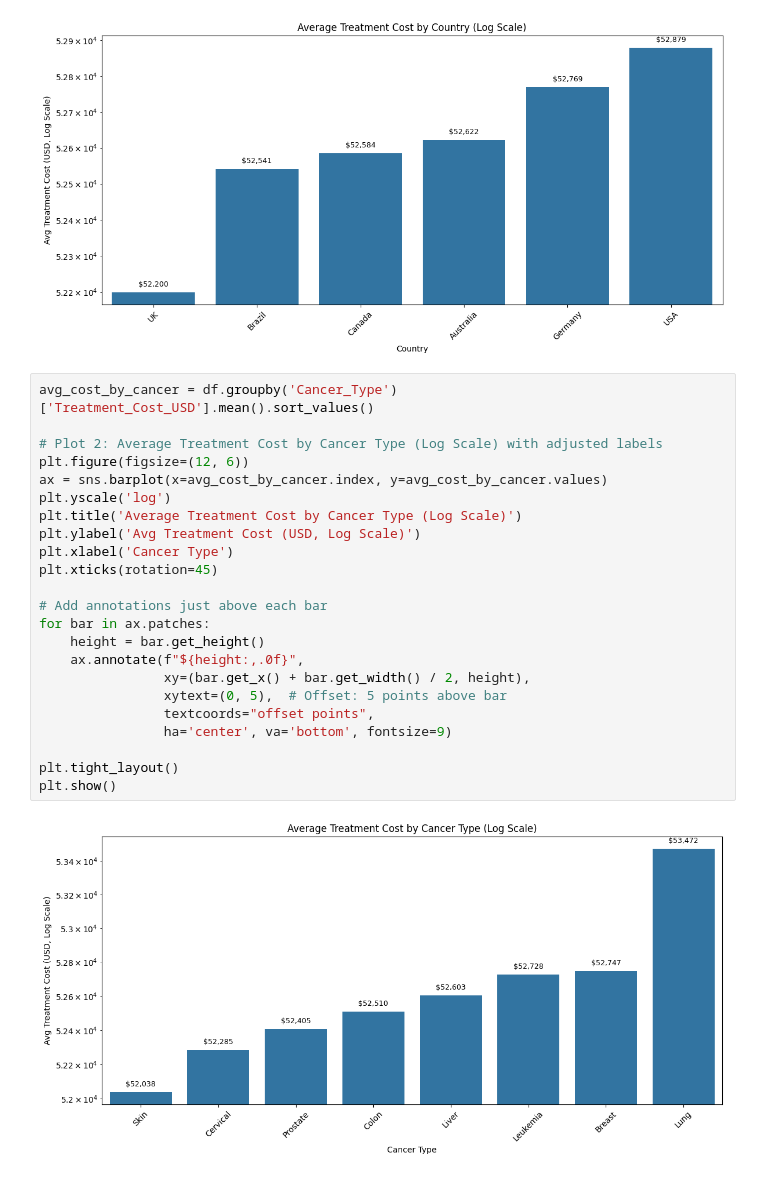
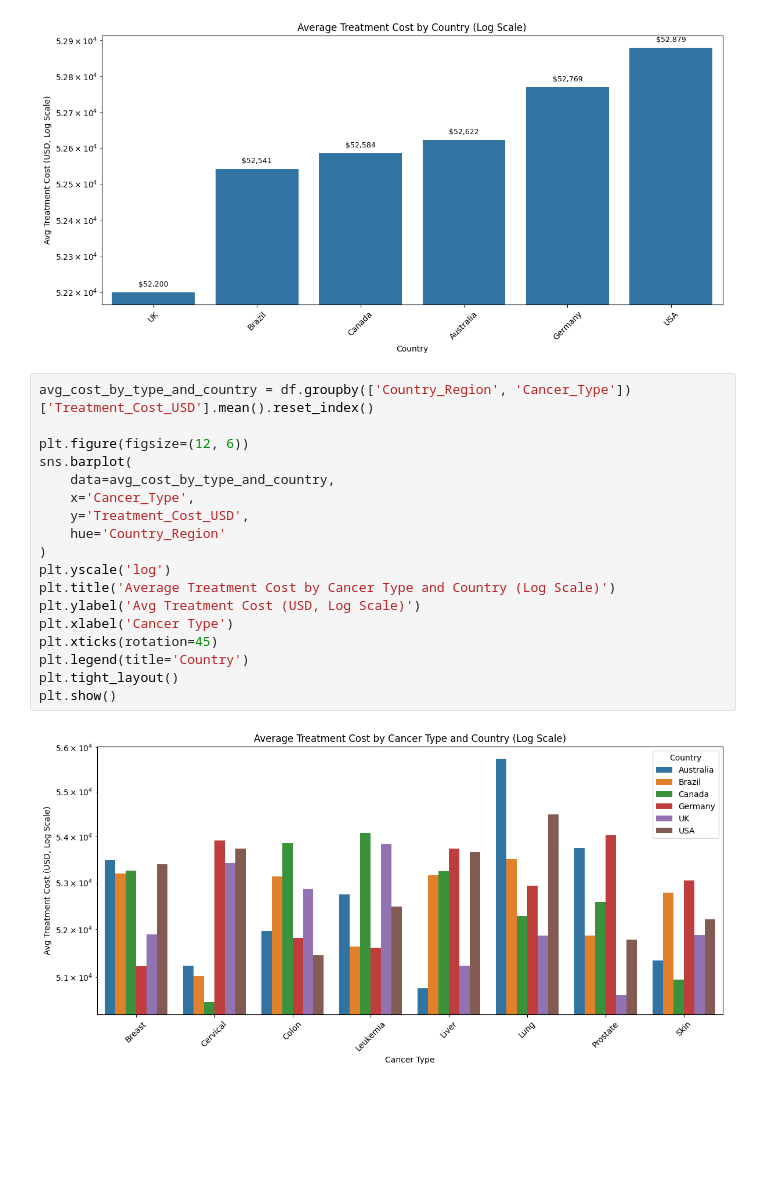
Before and after one commit to danimulller/projeto-final-ml, a Jupyter notebook: notebooks/03_exploratory_analysis.ipynb, the cells around one changed output. Cells and saved outputs as stored; diff of their text form; blank space fills up the shorter version.

```diff
--- a/notebooks/03_exploratory_analysis.ipynb
+++ b/notebooks/03_exploratory_analysis.ipynb
@@ -44,27 +86,22 @@ plt.show()
 # %% [output]
 [figure]
 # %%
-avg_cost_by_cancer = df.groupby('Cancer_Type')['Treatment_Cost_USD'].mean().sort_values()
+avg_cost_by_type_and_country = df.groupby(['Country_Region', 'Cancer_Type'])['Treatment_Cost_USD'].mean().reset_index()
 
-# Plot 2: Average Treatment Cost by Cancer Type (Log Scale) with adjusted labels
 plt.figure(figsize=(12, 6))
-ax = sns.barplot(x=avg_cost_by_cancer.index, y=avg_cost_by_cancer.values)
+sns.barplot(
+    data=avg_cost_by_type_and_country,
+    x='Cancer_Type',
+    y='Treatment_Cost_USD',
+    hue='Country_Region'
+)
 plt.yscale('log')
-plt.title('Average Treatment Cost by Cancer Type (Log Scale)')
+plt.title('Average Treatment Cost by Cancer Type and Country (Log Scale)')
 plt.ylabel('Avg Treatment Cost (USD, Log Scale)')
 plt.xlabel('Cancer Type')
 plt.xticks(rotation=45)
-
-# Add annotations just above each bar
-for bar in ax.patches:
-    height = bar.get_height()
-    ax.annotate(f"${height:,.0f}",
-                xy=(bar.get_x() + bar.get_width() / 2, height),
-                xytext=(0, 5),  # Offset: 5 points above bar
-                textcoords="offset points",
-                ha='center', va='bottom', fontsize=9)
-
+plt.legend(title='Country')
 plt.tight_layout()
 plt.show()
 # %% [output]
-[figure, old version]
+[figure, new version]
```
Also changed, not shown: parts of 6 cells of this notebook, 7 other files.
